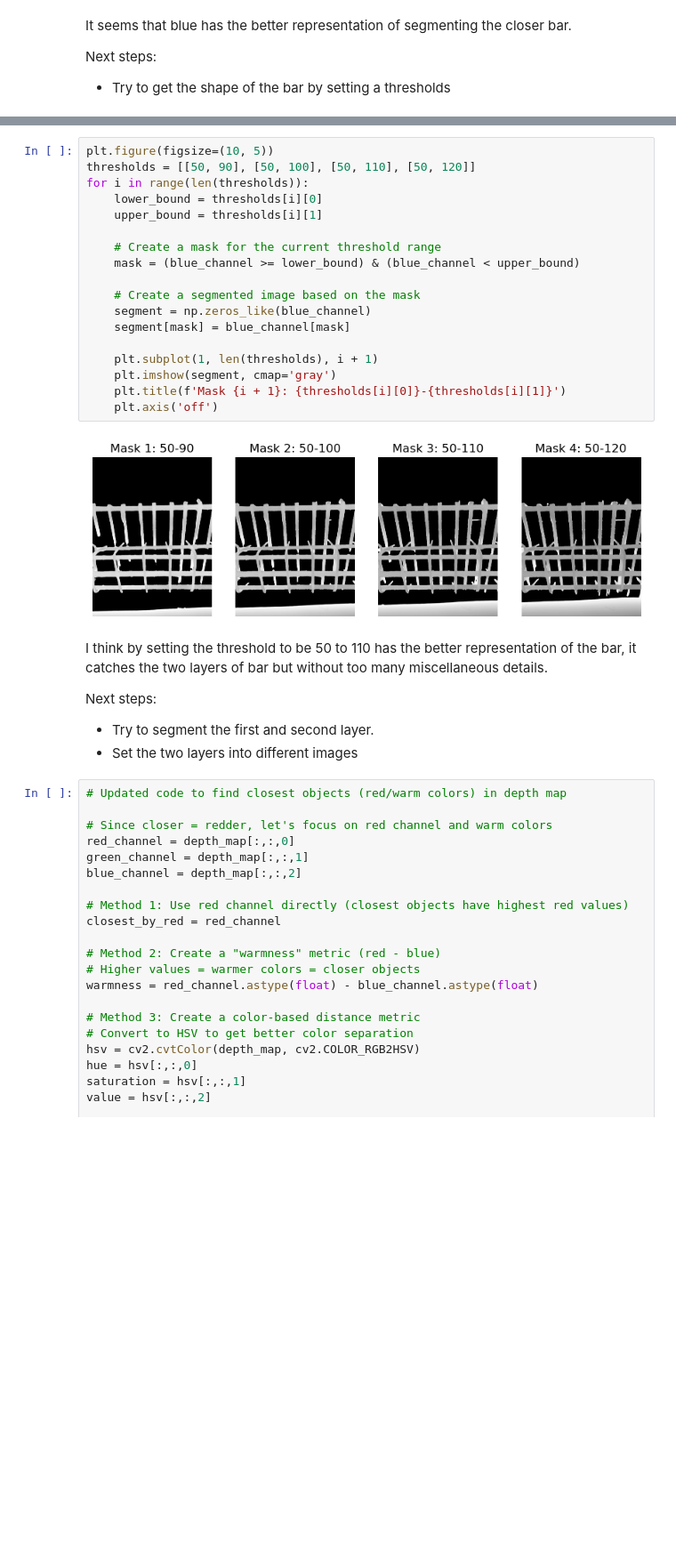
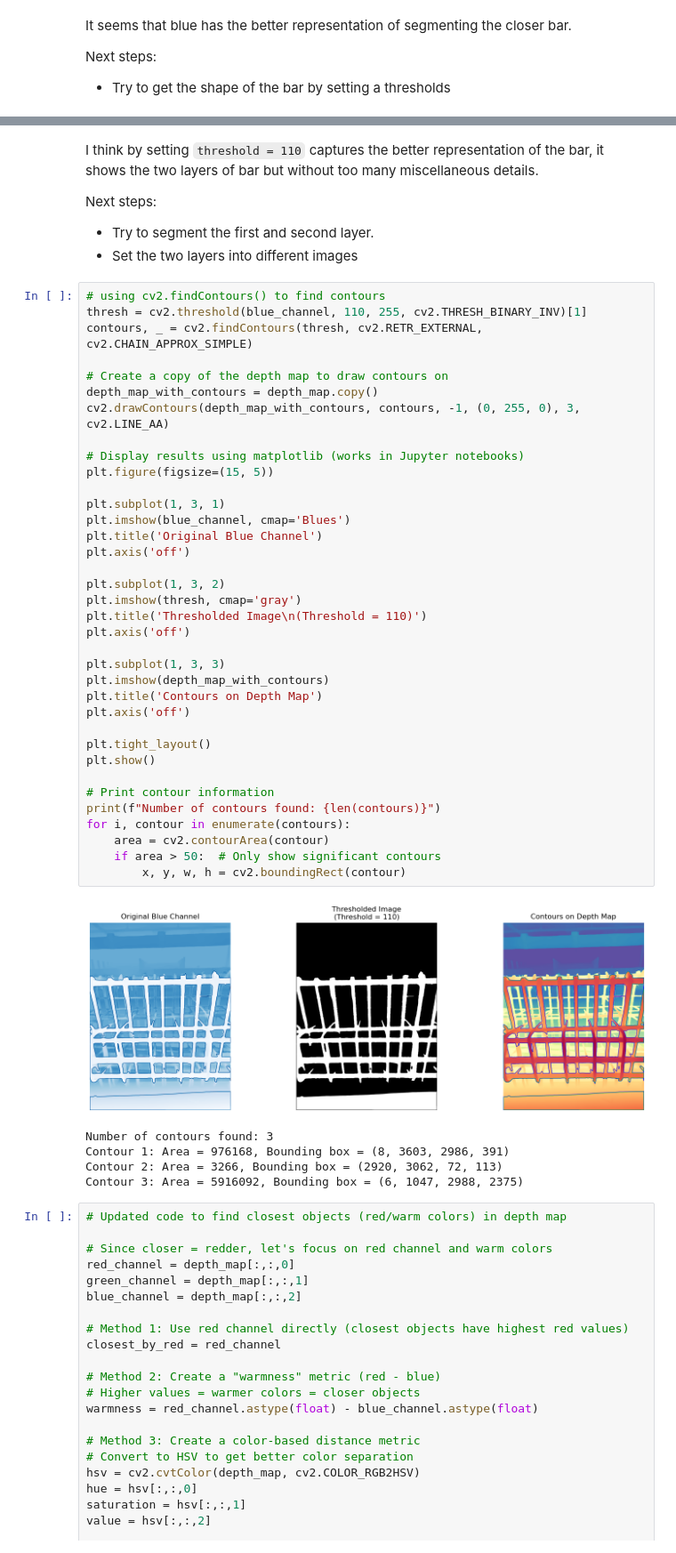
Before and after one commit to HsiaoHungKai/Depth_Models, a Jupyter notebook: corner.ipynb, the cells around one changed output, grey strips where cells are left out. Shown at 89% size. Drawn from its saved outputs; the diff is of its cells as text; blank space fills up the shorter version.

Commit message:
draw contour

```diff
--- a/corner.ipynb
+++ b/corner.ipynb
@@ -60,29 +60,51 @@ for i in range(len(thresholds)):
-# %%
-plt.figure(figsize=(10, 5))
-thresholds = [[50, 90], [50, 100], [50, 110], [50, 120]]
-for i in range(len(thresholds)):
-    lower_bound = thresholds[i][0]
-    upper_bound = thresholds[i][1]
-
-    # Create a mask for the current threshold range
-    mask = (blue_channel >= lower_bound) & (blue_channel < upper_bound)
-
-    # Create a segmented image based on the mask
-    segment = np.zeros_like(blue_channel)
-    segment[mask] = blue_channel[mask]
-
-    plt.subplot(1, len(thresholds), i + 1)
-    plt.imshow(segment, cmap='gray')
-    plt.title(f'Mask {i + 1}: {thresholds[i][0]}-{thresholds[i][1]}')
-    plt.axis('off')
-# %% [output]
-[figure, removed]
 # %% [markdown]
-I think by setting the threshold to be 50 to 110 has the better representation of the bar, it catches the two layers of bar but without too many miscellaneous details.
+I think by setting `threshold = 110` captures the better representation of the bar, it shows the two layers of bar but without too many miscellaneous details.
 
 Next steps:
 - Try to segment the first and second layer.
 - Set the two layers into different images
+# %%
+# using cv2.findContours() to find contours
+thresh = cv2.threshold(blue_channel, 110, 255, cv2.THRESH_BINARY_INV)[1]
+contours, _ = cv2.findContours(thresh, cv2.RETR_EXTERNAL, cv2.CHAIN_APPROX_SIMPLE)
+
+# Create a copy of the depth map to draw contours on
+depth_map_with_contours = depth_map.copy()
+cv2.drawContours(depth_map_with_contours, contours, -1, (0, 255, 0), 3, cv2.LINE_AA)
+
+# Display results using matplotlib (works in Jupyter notebooks)
+plt.figure(figsize=(15, 5))
+
+plt.subplot(1, 3, 1)
+plt.imshow(blue_channel, cmap='Blues')
+plt.title('Original Blue Channel')
+plt.axis('off')
+
+plt.subplot(1, 3, 2)
+plt.imshow(thresh, cmap='gray')
+plt.title('Thresholded Image\n(Threshold = 110)')
+plt.axis('off')
+
+plt.subplot(1, 3, 3)
+plt.imshow(depth_map_with_contours)
+plt.title('Contours on Depth Map')
+plt.axis('off')
+
+plt.tight_layout()
+plt.show()
+
+# Print contour information
+print(f"Number of contours found: {len(contours)}")
+for i, contour in enumerate(contours):
+    area = cv2.contourArea(contour)
+    if area > 50:  # Only show significant contours
+        x, y, w, h = cv2.boundingRect(contour)
+# %% [output]
+[figure, added]
+Number of contours found: 3
+Contour 1: Area = 976168, Bounding box = (8, 3603, 2986, 391)
+Contour 2: Area = 3266, Bounding box = (2920, 3062, 72, 113)
+Contour 3: Area = 5916092, Bounding box = (6, 1047, 2988, 2375)
 # %%
 # Updated code to find closest objects (red/warm colors) in depth map
 
```
Also changed, not shown: parts of 1 cell of this notebook.
